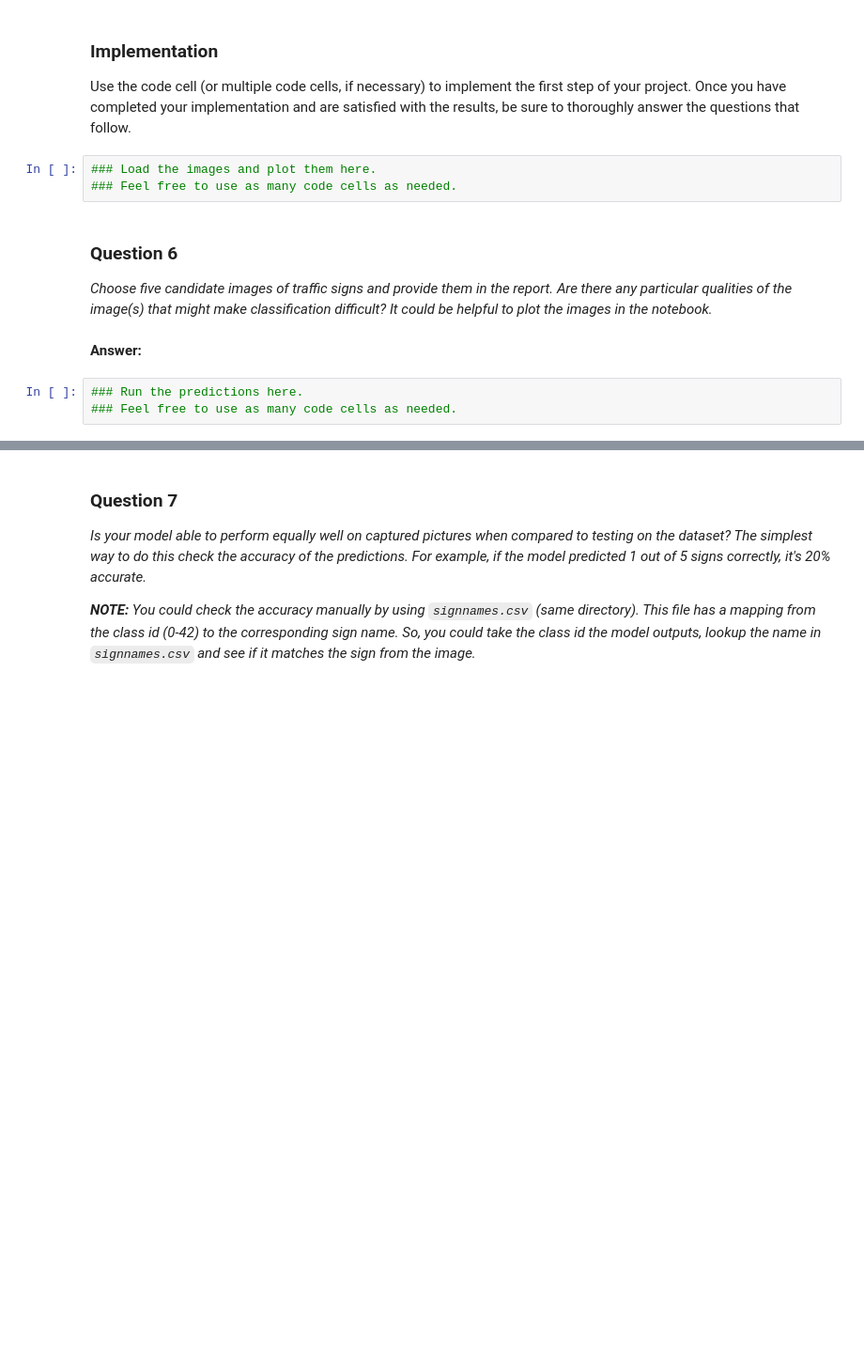
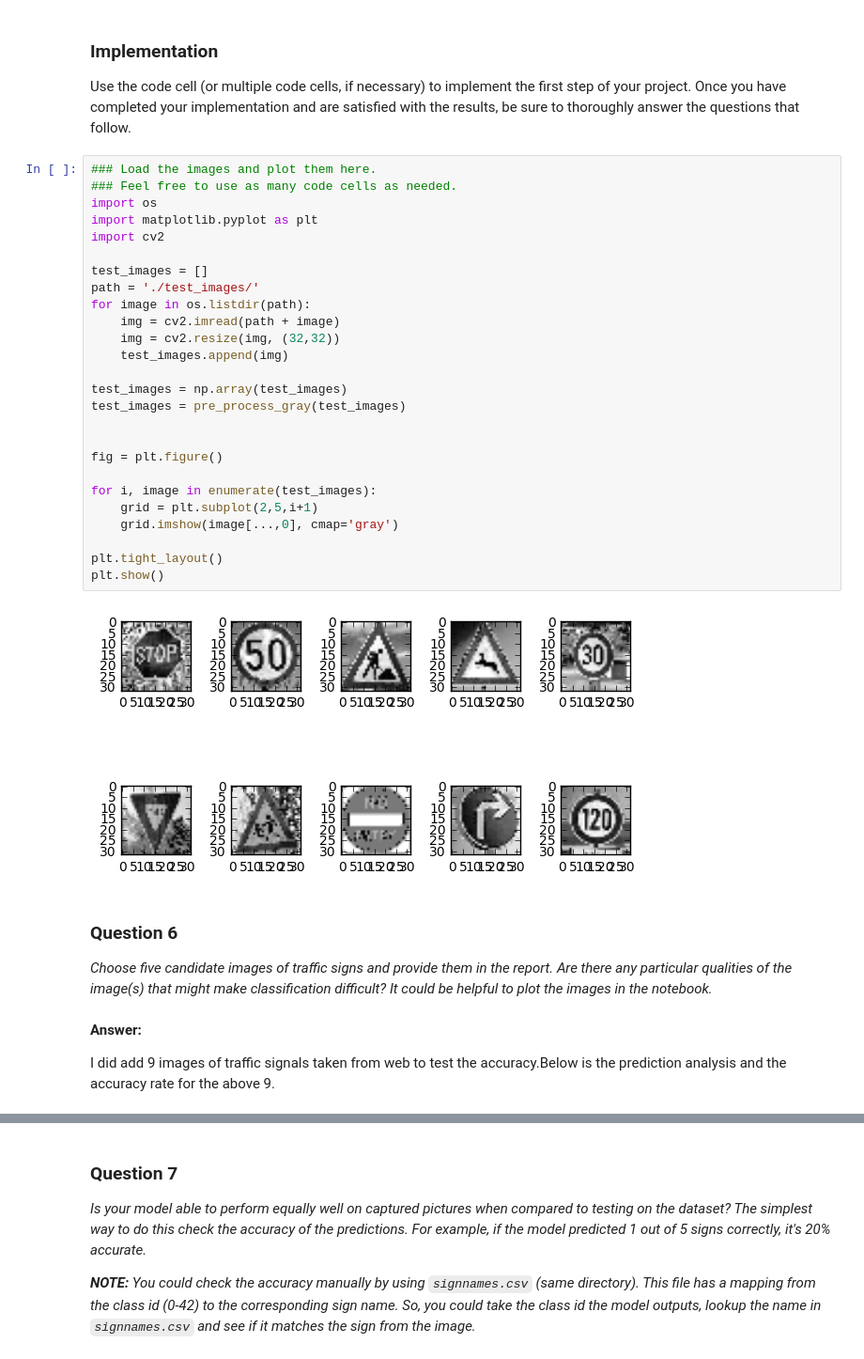
Before and after one commit to jsistla/p2-traffic, a Jupyter notebook: Traffic_Sign_Classifier.ipynb, the cells around one changed output, grey strips where cells are left out. Shown at 94% size. Drawn from its saved outputs; the diff is of its cells as text; blank space fills up the shorter version.

```diff
--- a/Traffic_Sign_Classifier.ipynb
+++ b/Traffic_Sign_Classifier.ipynb
@@ -501,15 +619,39 @@ You may find `signnames.csv` useful as it contains mappings from the class id (i
 ### Implementation
 
 Use the code cell (or multiple code cells, if necessary) to implement the first step of your project. Once you have completed your implementation and are satisfied with the results, be sure to thoroughly answer the questions that follow.
-# %%
-### Load the images and plot them here.
-### Feel free to use as many code cells as needed.
+# %%
+### Load the images and plot them here.
+### Feel free to use as many code cells as needed.
+import os
+import matplotlib.pyplot as plt
+import cv2
+
+test_images = []
+path = './test_images/'
+for image in os.listdir(path):
+    img = cv2.imread(path + image)
+    img = cv2.resize(img, (32,32))
+    test_images.append(img)
+
+test_images = np.array(test_images)
+test_images = pre_process_gray(test_images)
+
+
+fig = plt.figure()
+
+for i, image in enumerate(test_images):
+    grid = plt.subplot(2,5,i+1)
+    grid.imshow(image[...,0], cmap='gray')
+
+plt.tight_layout()
+plt.show()
+# %% [output]
+[figure, added]
 # %% [markdown]
 ### Question 6
 
 _Choose five candidate images of traffic signs and provide them in the report. Are there any particular qualities of the image(s) that might make classification difficult? It could be helpful to plot the images in the notebook._
-# %% [markdown]
-**Answer:**
-# %%
-### Run the predictions here.
-### Feel free to use as many code cells as needed.
+# %% [markdown]
+**Answer:**
+
+I did add 9 images of traffic signals taken from web to test the accuracy.Below is the prediction analysis and the accuracy rate for the above 9.
```
Also changed, not shown: parts of 35 cells of this notebook, 18 other files.
